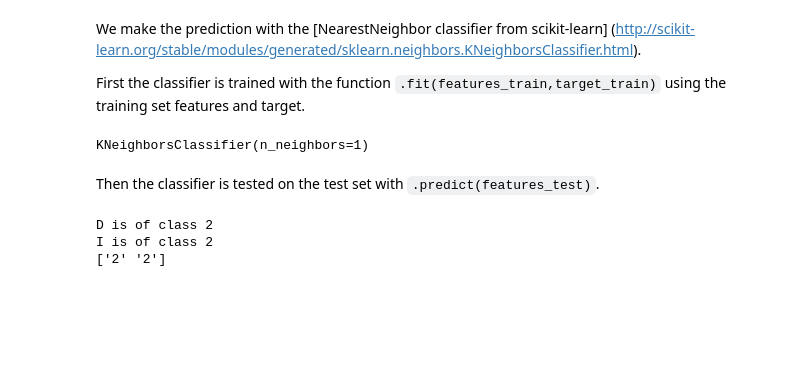
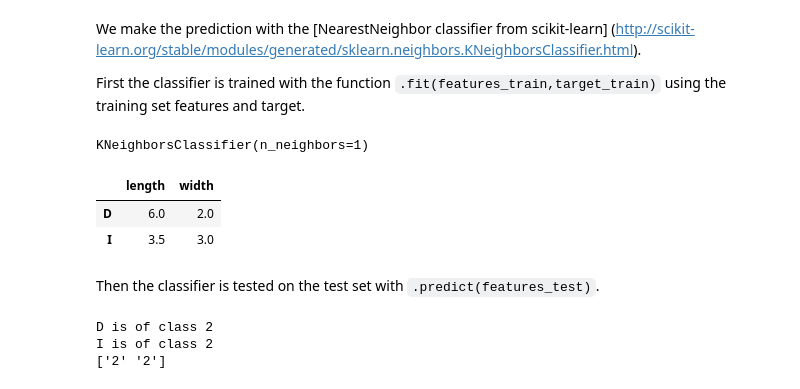
Before and after one commit to kermorvant/ml, a Jupyter notebook: notebooks/knn_exercise.ipynb, the cells around one changed output. Drawn from its saved outputs; the diff is of its cells as text; code cells hidden in the pictures; blank space fills up the shorter version.

```diff
--- a/notebooks/knn_exercise.ipynb
+++ b/notebooks/knn_exercise.ipynb
@@ -117,6 +117,12 @@ clf = KNeighborsClassifier(n_neighbors=1)
 clf.fit(X_train,y_train)# YOUR CODE HERE
 # %% [output]
 KNeighborsClassifier(n_neighbors=1)
+# %%
+X_test
+# %% [output]
+|  | length | width |
+| D | 6.0 | 2.0 |
+| I | 3.5 | 3.0 |
 # %% [markdown]
 Then the classifier is tested  on the test set with  `.predict(features_test)`.
 # %%
```
Also changed, not shown: parts of 1 cell of this notebook, 5 other files.
